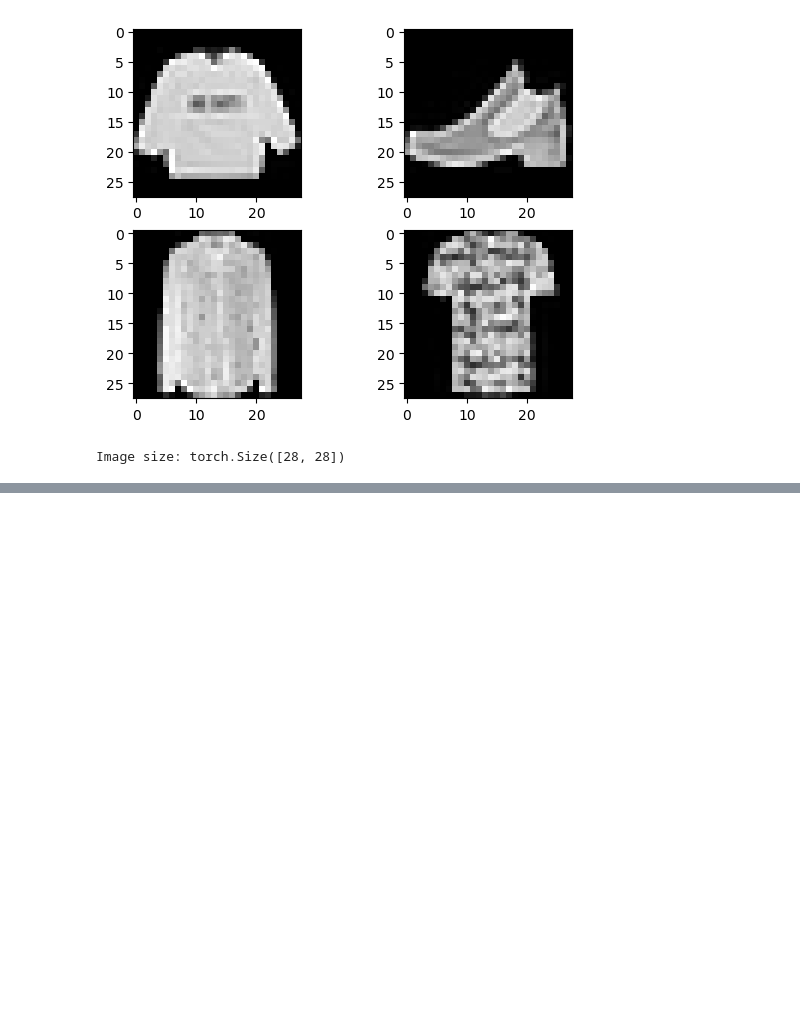
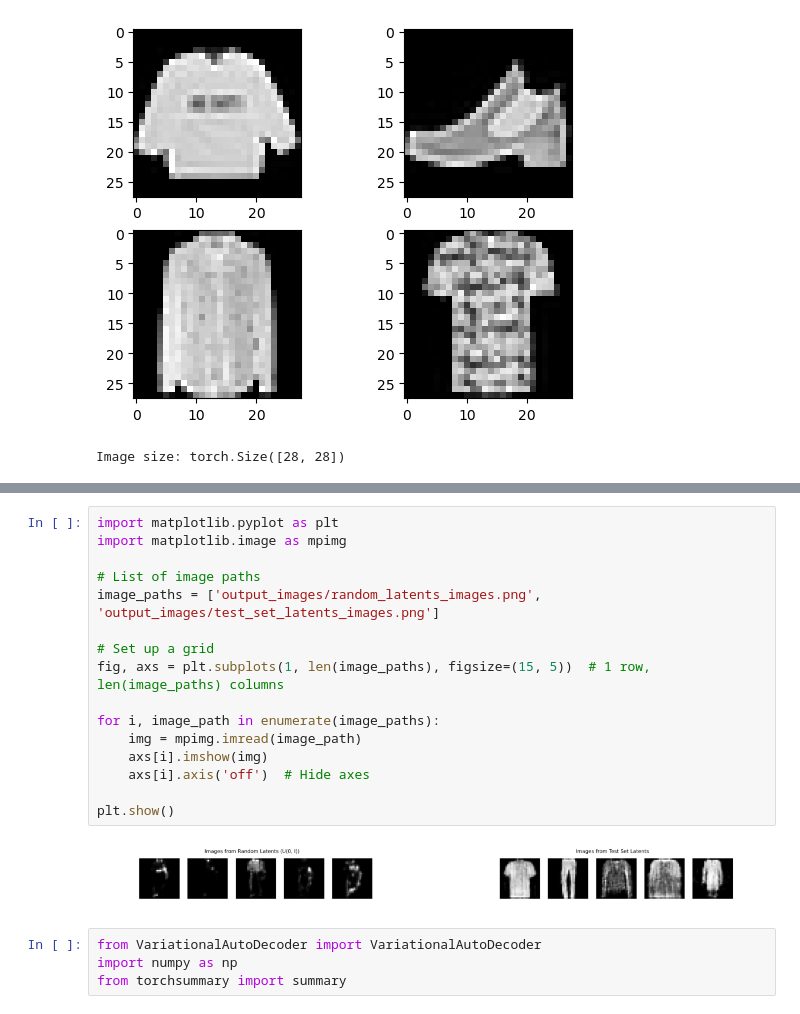
Before and after one commit to roiteichman/Deep-project, a Jupyter notebook: Project.ipynb, the cells around one changed output, grey strips where cells are left out. Saved outputs shown, nothing was run; the diff lists cells and outputs as text; blank space fills up the shorter version.

```diff
--- a/Project.ipynb
+++ b/Project.ipynb
@@ -85,0 +92,22 @@ RuntimeError: mat1 and mat2 shapes cannot be multiplied (1792x28 and 256x64)
+# %%
+import matplotlib.pyplot as plt
+import matplotlib.image as mpimg
+
+# List of image paths
+image_paths = ['output_images/random_latents_images.png', 'output_images/test_set_latents_images.png']
+
+# Set up a grid
+fig, axs = plt.subplots(1, len(image_paths), figsize=(15, 5))  # 1 row, len(image_paths) columns
+
+for i, image_path in enumerate(image_paths):
+    img = mpimg.imread(image_path)
+    axs[i].imshow(img)
+    axs[i].axis('off')  # Hide axes
+
+plt.show()
+# %% [output]
+[figure, added]
+# %%
+from VariationalAutoDecoder import VariationalAutoDecoder
+import numpy as np
+from torchsummary import summary
```
Also changed, not shown: parts of 10 cells of this notebook, 1 other file.
